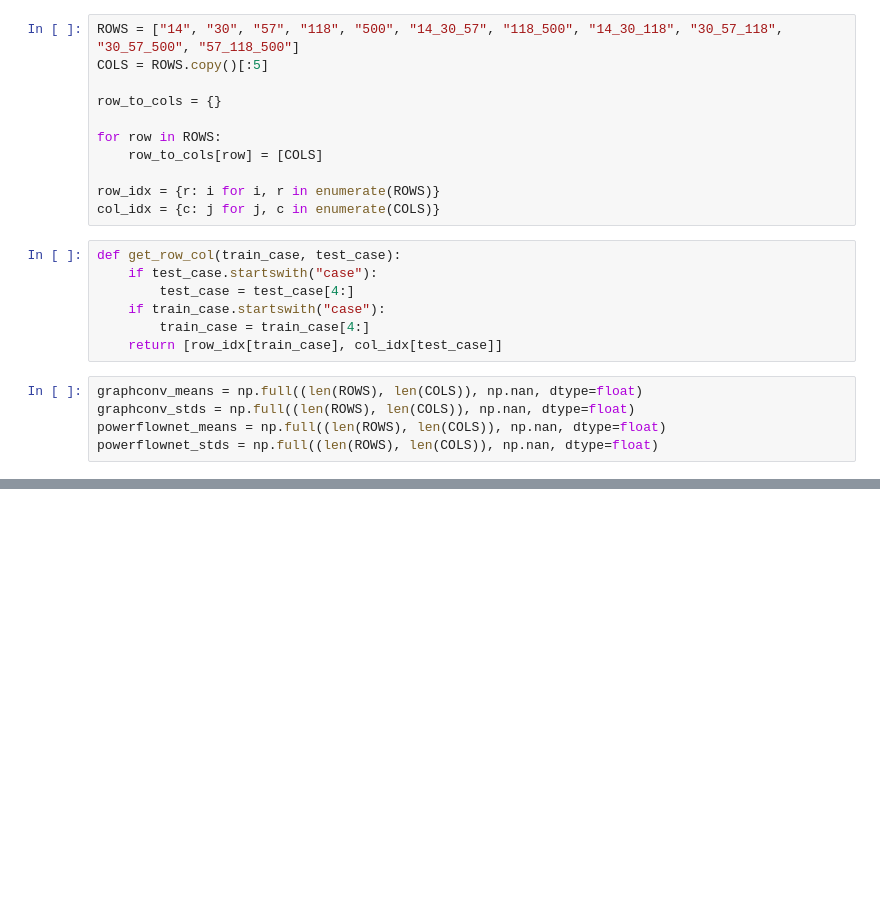
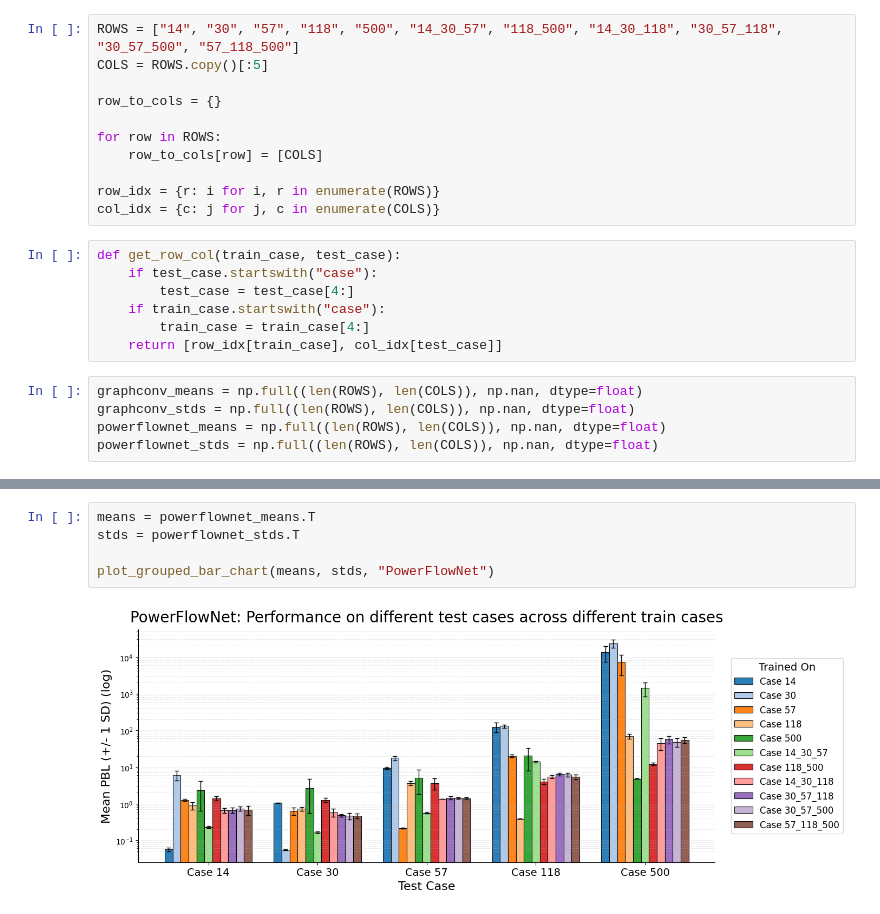
Before and after one commit to ojas-sanghi/pfdelta, a Jupyter notebook: notebooks/ojas_feb0126_test_case_viz.ipynb, the cells around one changed output, grey strips where cells are left out. Cells and saved outputs as stored; diff of their text form; blank space fills up the shorter version.

```diff
--- a/notebooks/ojas_feb0126_test_case_viz.ipynb
+++ b/notebooks/ojas_feb0126_test_case_viz.ipynb
@@ -172,0 +252,7 @@ array([[nan, nan, nan, nan, nan],
+# %%
+means = powerflownet_means.T
+stds = powerflownet_stds.T
+
+plot_grouped_bar_chart(means, stds, "PowerFlowNet")
+# %% [output]
+[figure, added]
```
Also changed, not shown: parts of 6 cells of this notebook, 9 other files.
